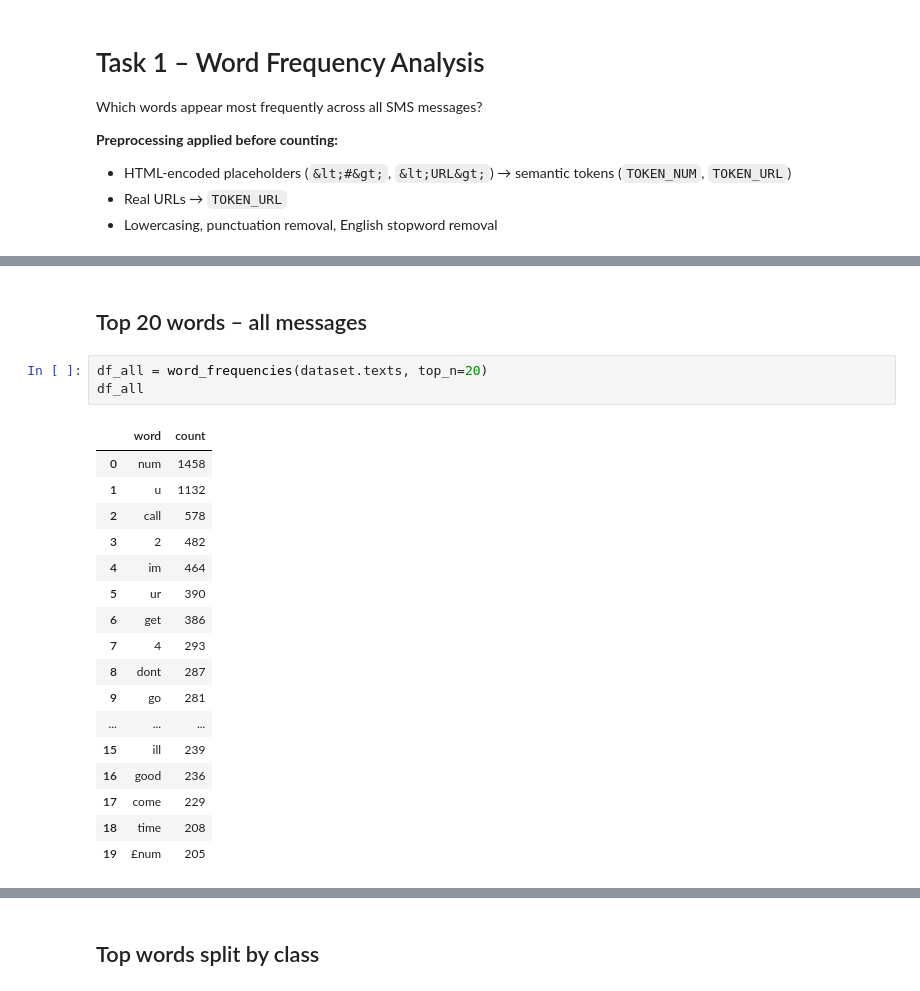
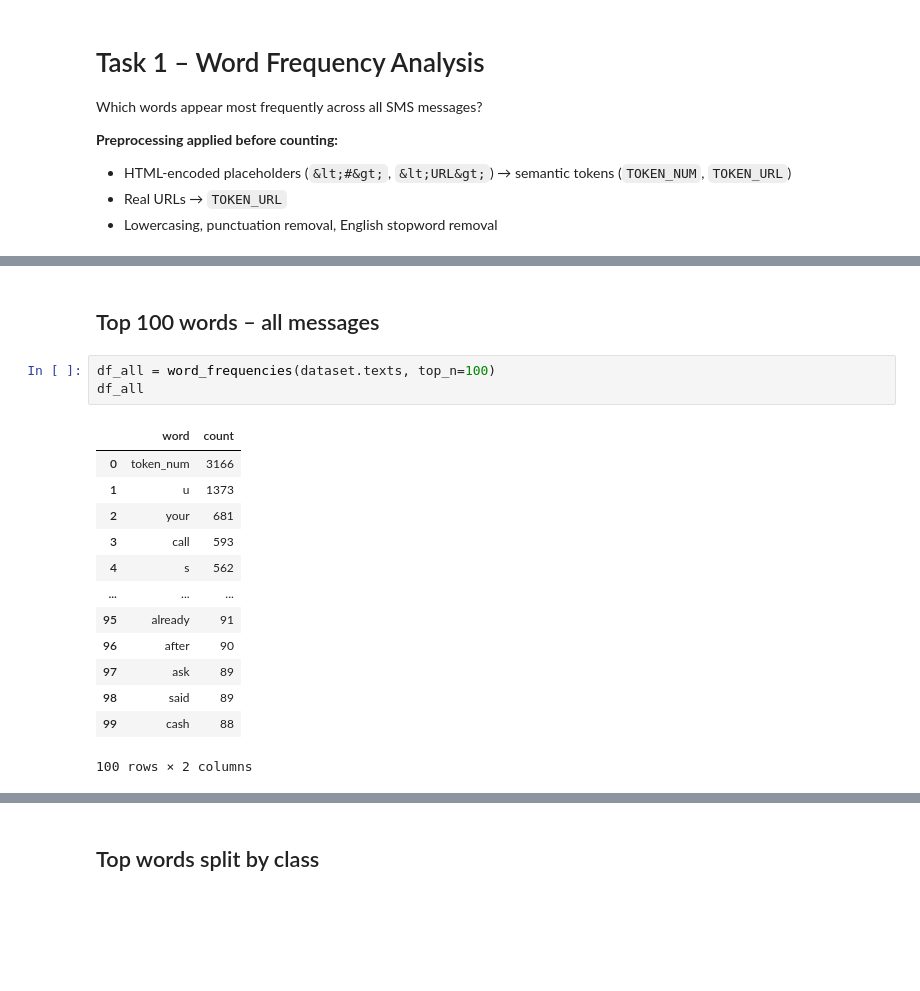
Before and after one commit to oliver-zehentleitner/a1-ai-expert-case-study, a Jupyter notebook: docs/_downloads/cc5cb4f0afcddcb5cd41998701bdb2d2/01_word_frequency.ipynb, the cells around one changed output, grey strips where cells are left out. Cells and saved outputs as stored; diff of their text form; blank space fills up the shorter version.

```diff
--- a/docs/_downloads/cc5cb4f0afcddcb5cd41998701bdb2d2/01_word_frequency.ipynb
+++ b/docs/_downloads/cc5cb4f0afcddcb5cd41998701bdb2d2/01_word_frequency.ipynb
@@ -22,26 +23,22 @@ print(dataset)
 # %% [output]
 messages=[SMSMessage(label=<Label.HAM: 'ham'>, text='Go until jurong point, crazy.. Available only in bugis n great world la e buffet... Cine there got amore wat...'), SMSMessage(label=<Label.HAM: 'ha ...
 # %% [markdown]
-## Top 20 words – all messages
+## Top 100 words – all messages
 # %%
-df_all = word_frequencies(dataset.texts, top_n=20)
+df_all = word_frequencies(dataset.texts, top_n=100)
 df_all
 # %% [output]
 |  | word | count |
-| 0 | num | 1458 |
-| 1 | u | 1132 |
-| 2 | call | 578 |
-| 3 | 2 | 482 |
-| 4 | im | 464 |
-| 5 | ur | 390 |
-| 6 | get | 386 |
-| 7 | 4 | 293 |
-| 8 | dont | 287 |
-| 9 | go | 281 |
+| 0 | token_num | 3166 |
+| 1 | u | 1373 |
+| 2 | your | 681 |
+| 3 | call | 593 |
+| 4 | s | 562 |
 | ... | ... | ... |
-| 15 | ill | 239 |
-| 16 | good | 236 |
-| 17 | come | 229 |
-| 18 | time | 208 |
-| 19 | £num | 205 |
+| 95 | already | 91 |
+| 96 | after | 90 |
+| 97 | ask | 89 |
+| 98 | said | 89 |
+| 99 | cash | 88 |
+100 rows × 2 columns
 # %%
```
Also changed, not shown: parts of 3 cells of this notebook, 29 other files.
